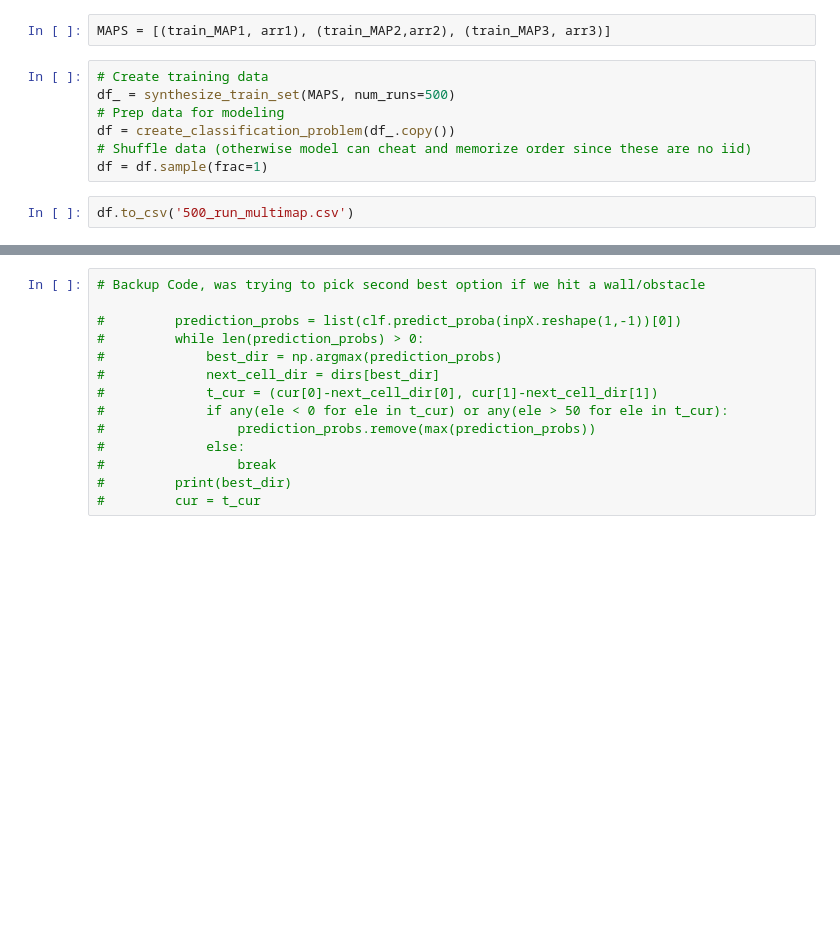
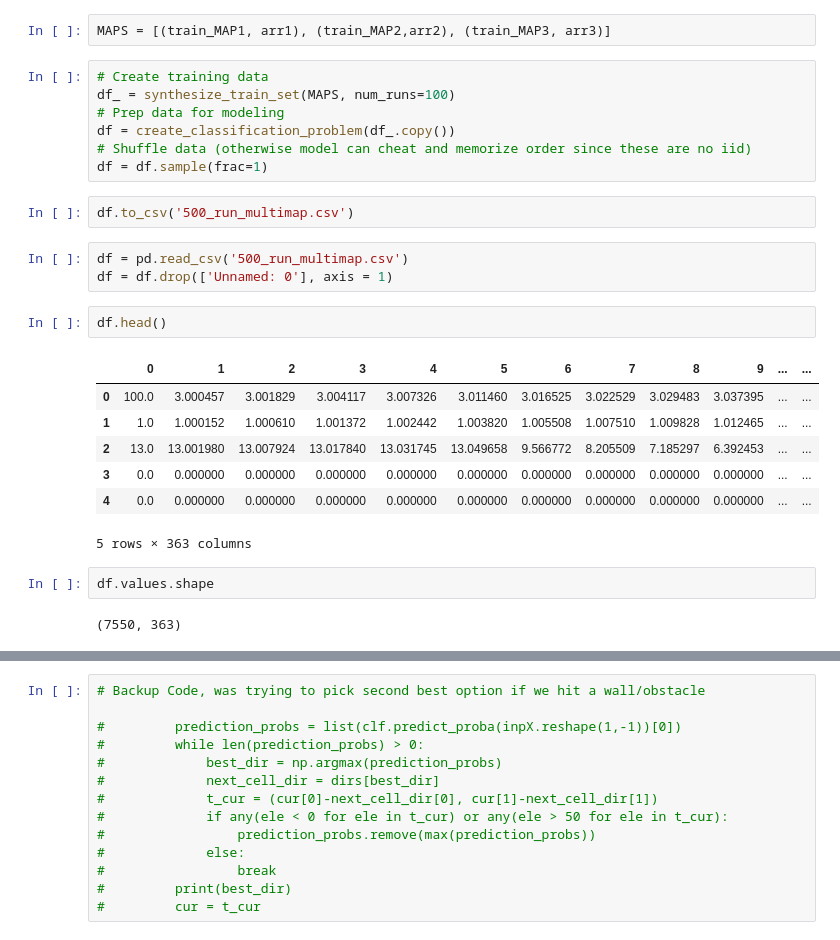
Before and after one commit to JosephGatto/2D-Motion-Planning-with-Machine-Learning, a Jupyter notebook: shapely+synthetic+sensor.ipynb, the cells around one changed output, grey strips where cells are left out. Saved outputs shown, nothing was run; the diff lists cells and outputs as text; blank space fills up the shorter version.

```diff
--- a/shapely+synthetic+sensor.ipynb
+++ b/shapely+synthetic+sensor.ipynb
@@ -371,13 +372,30 @@ plt.imshow(arr3)
 MAPS = [(train_MAP1, arr1), (train_MAP2,arr2), (train_MAP3, arr3)]
 # %%
 # Create training data
-df_ = synthesize_train_set(MAPS, num_runs=500)
+df_ = synthesize_train_set(MAPS, num_runs=100)
 # Prep data for modeling
 df = create_classification_problem(df_.copy())
 # Shuffle data (otherwise model can cheat and memorize order since these are no iid)
 df = df.sample(frac=1)
 # %%
 df.to_csv('500_run_multimap.csv')
+# %%
+df = pd.read_csv('500_run_multimap.csv')
+df = df.drop(['Unnamed: 0'], axis = 1)
+# %%
+df.head()
+# %% [output]
+|  | 0 | 1 | 2 | 3 | 4 | 5 | 6 | 7 | 8 | 9 | ... | ... |
+| 0 | 100.0 | 3.000457 | 3.001829 | 3.004117 | 3.007326 | 3.011460 | 3.016525 | 3.022529 | 3.029483 | 3.037395 | ... | ... |
+| 1 | 1.0 | 1.000152 | 1.000610 | 1.001372 | 1.002442 | 1.003820 | 1.005508 | 1.007510 | 1.009828 | 1.012465 | ... | ... |
+| 2 | 13.0 | 13.001980 | 13.007924 | 13.017840 | 13.031745 | 13.049658 | 9.566772 | 8.205509 | 7.185297 | 6.392453 | ... | ... |
+| 3 | 0.0 | 0.000000 | 0.000000 | 0.000000 | 0.000000 | 0.000000 | 0.000000 | 0.000000 | 0.000000 | 0.000000 | ... | ... |
+| 4 | 0.0 | 0.000000 | 0.000000 | 0.000000 | 0.000000 | 0.000000 | 0.000000 | 0.000000 | 0.000000 | 0.000000 | ... | ... |
+5 rows × 363 columns
+# %%
+df.values.shape
+# %% [output]
+(7550, 363)
 # %%
 # Get training acc
 # pca = PCA()
```
Also changed, not shown: parts of 16 cells of this notebook.
